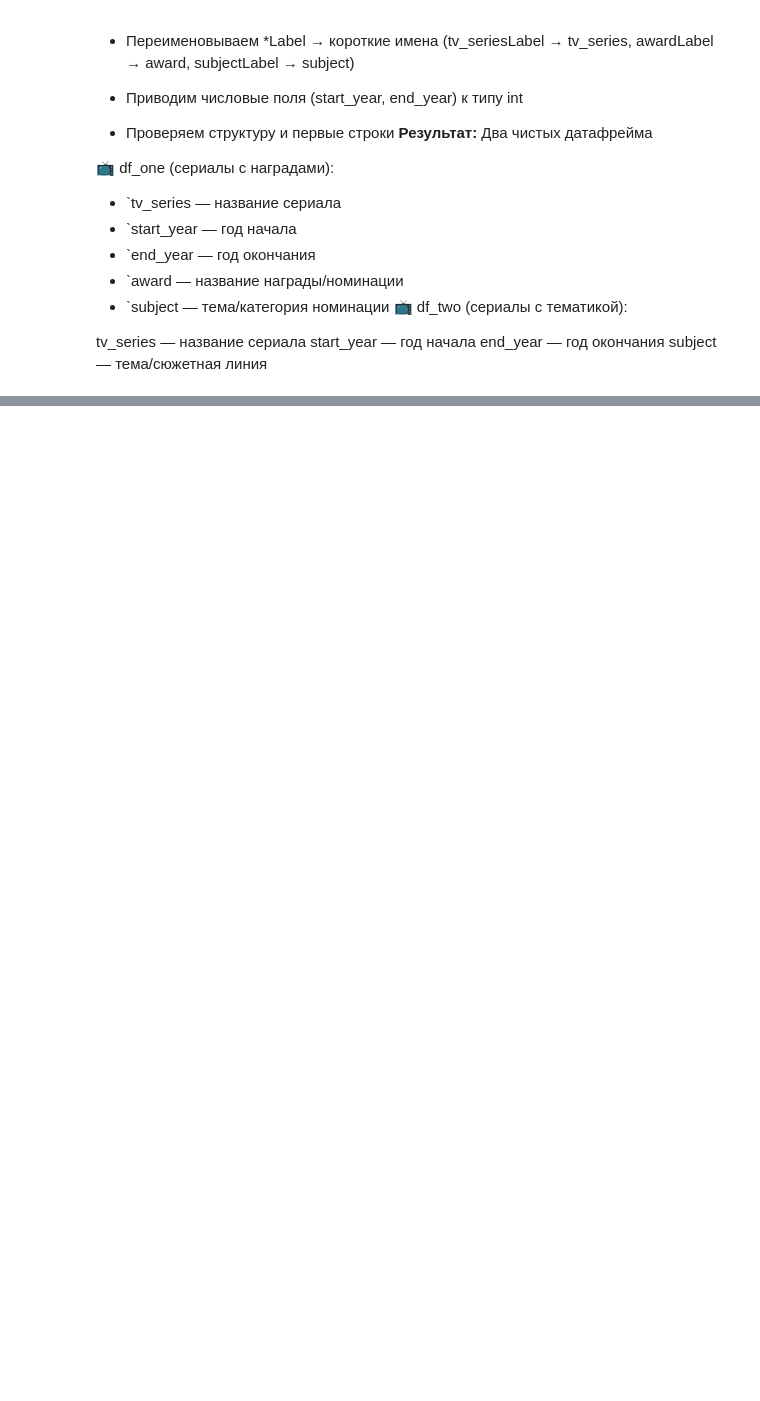
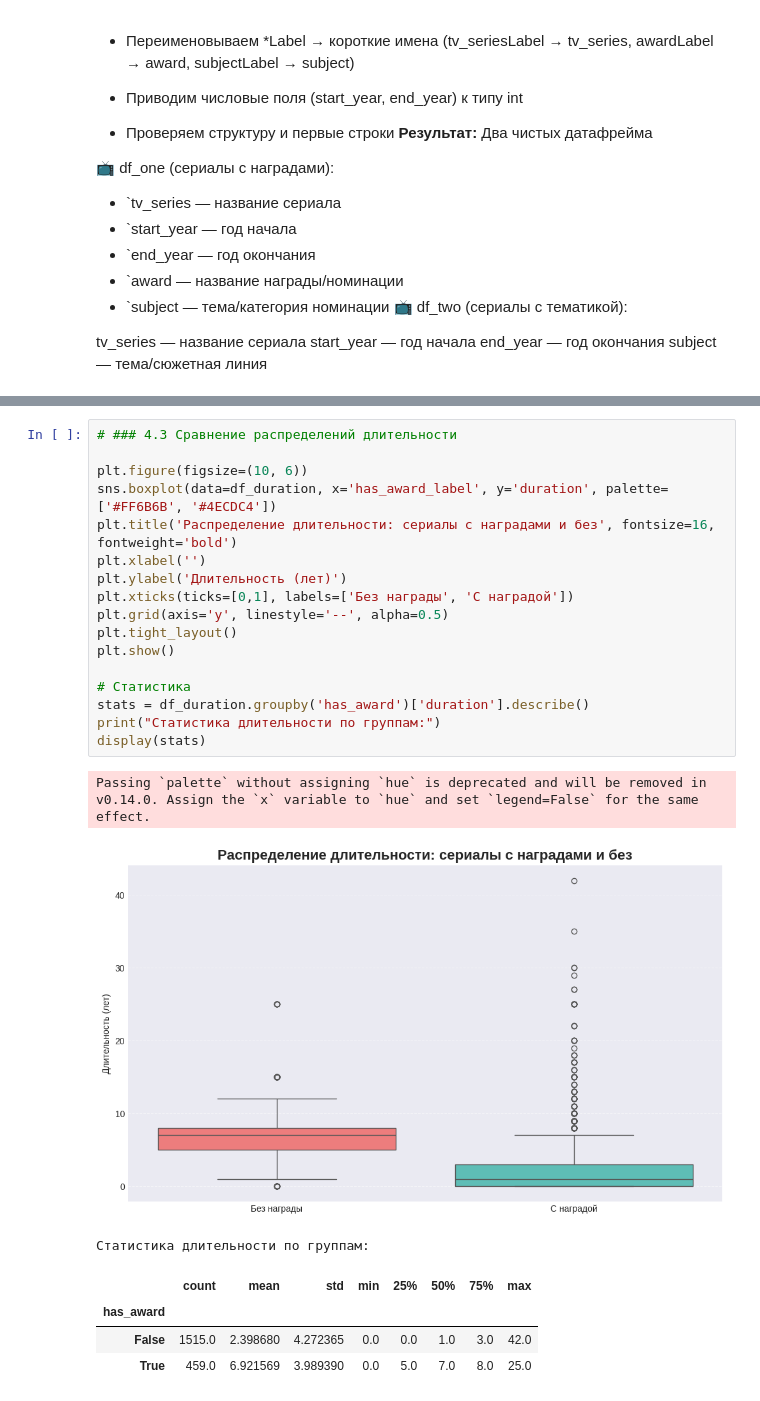
Before and after one commit to anmyvla-beep/python-ai-Mysttonen-Angelika, a Jupyter notebook: notebooks/week3_visualization.ipynb, the cells around one changed output, grey strips where cells are left out. Drawn from its saved outputs; the diff is of its cells as text; blank space fills up the shorter version.

```diff
--- a/notebooks/week3_visualization.ipynb
+++ b/notebooks/week3_visualization.ipynb
@@ -193,0 +564,25 @@ print("=" * 50)
+# %%
+# ### 4.3 Сравнение распределений длительности
+
+plt.figure(figsize=(10, 6))
+sns.boxplot(data=df_duration, x='has_award_label', y='duration', palette=['#FF6B6B', '#4ECDC4'])
+plt.title('Распределение длительности: сериалы с наградами и без', fontsize=16, fontweight='bold')
+plt.xlabel('')
+plt.ylabel('Длительность (лет)')
+plt.xticks(ticks=[0,1], labels=['Без награды', 'С наградой'])
+plt.grid(axis='y', linestyle='--', alpha=0.5)
+plt.tight_layout()
+plt.show()
+
+# Статистика
+stats = df_duration.groupby('has_award')['duration'].describe()
+print("Статистика длительности по группам:")
+display(stats)
+# %% [output]
+Passing `palette` without assigning `hue` is deprecated and will be removed in v0.14.0. Assign the `x` variable to `hue` and set `legend=False` for the same effect.
+[figure, added]
+Статистика длительности по группам:
+|  | count | mean | std | min | 25% | 50% | 75% | max |
+| has_award |  |  |  |  |  |  |  |  |
+| False | 1515.0 | 2.398680 | 4.272365 | 0.0 | 0.0 | 1.0 | 3.0 | 42.0 |
+| True | 459.0 | 6.921569 | 3.989390 | 0.0 | 5.0 | 7.0 | 8.0 | 25.0 |
```
Also changed, not shown: parts of 15 cells of this notebook.
